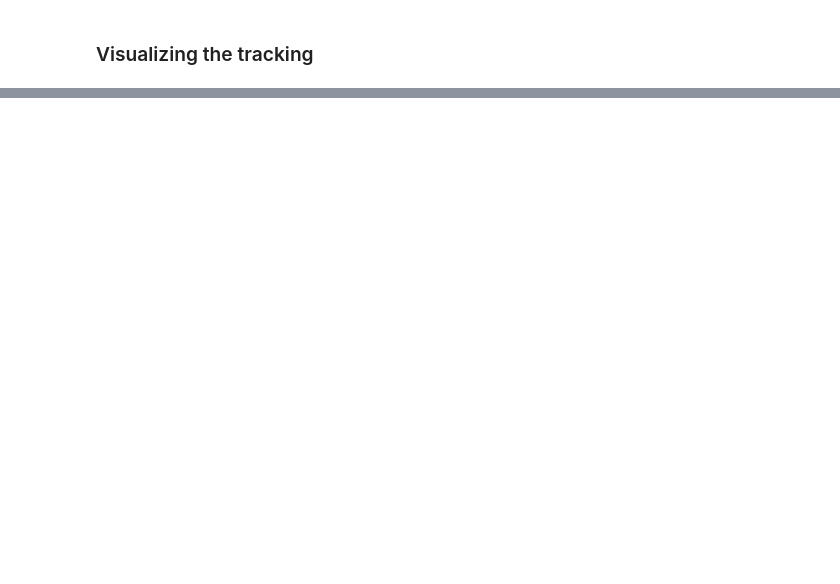
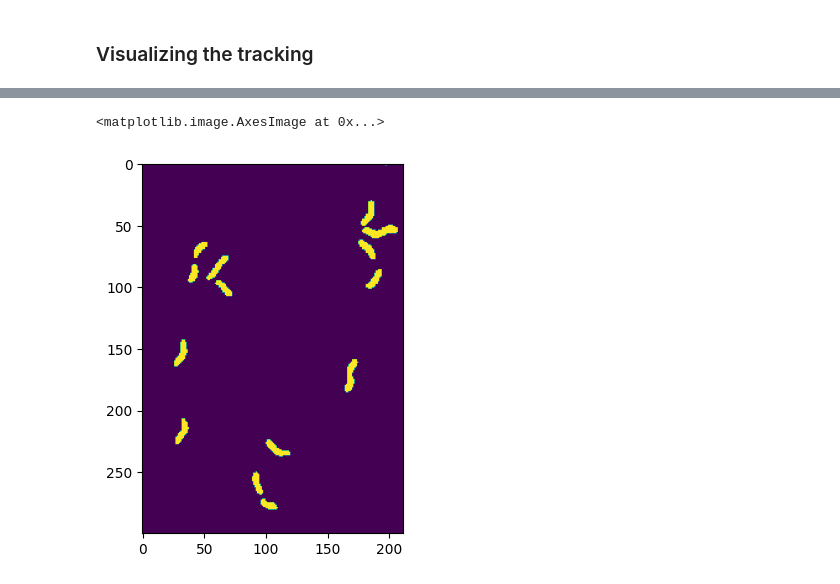
Before and after one commit to ajrzepiela/midap, a Jupyter notebook: notebook/bayesian_tracking.ipynb, the cells around one changed output, grey strips where cells are left out. Cells and saved outputs as stored; diff of their text form; code cells hidden in the pictures; blank space fills up the shorter version.

```diff
--- a/notebook/bayesian_tracking.ipynb
+++ b/notebook/bayesian_tracking.ipynb
@@ -118,0 +179,11 @@ for c, l in zip(center, labels):
+# %%
+from skimage.measure import label, regionprops
+plt.imshow(tracker_obj.seg_imgs[3][:300,300:])
+
+reg = regionprops(label(tracker_obj.seg_imgs[3][:300,300:]))
+
+recreat = np.zeros(tracker_obj.seg_imgs[3][:300,300:].shape)
+
+for r in reg:
+    recreat[r.coords[:,0],r.coords[:,1]] = 1
+    print(r.coords.shape)
@@ -118,0 +207,5 @@ for c, l in zip(center, labels):
+# %%
+plt.imshow(recreat)
+# %% [output]
+<matplotlib.image.AxesImage at 0x...>
+[figure, added]
```
Also changed, not shown: parts of 19 cells of this notebook, 1 other file.
